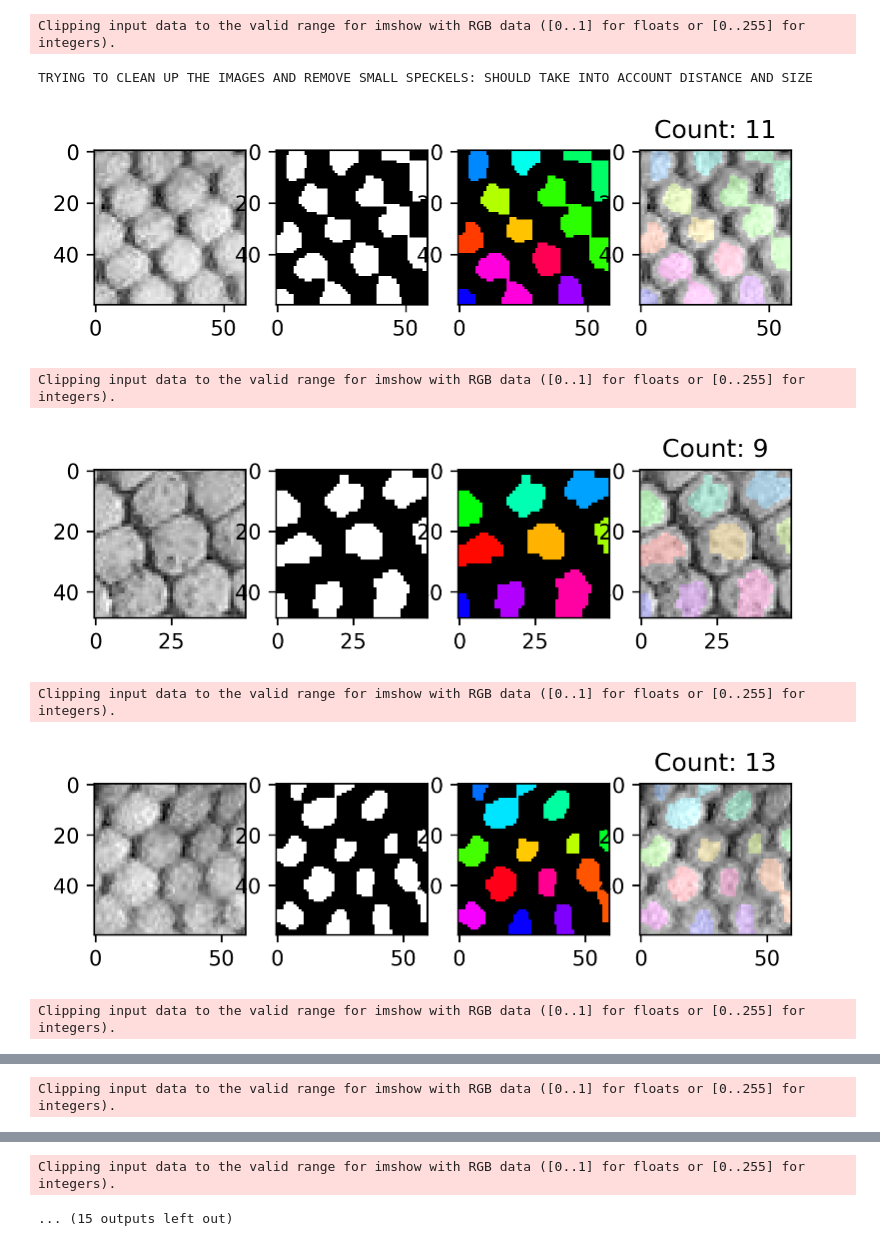
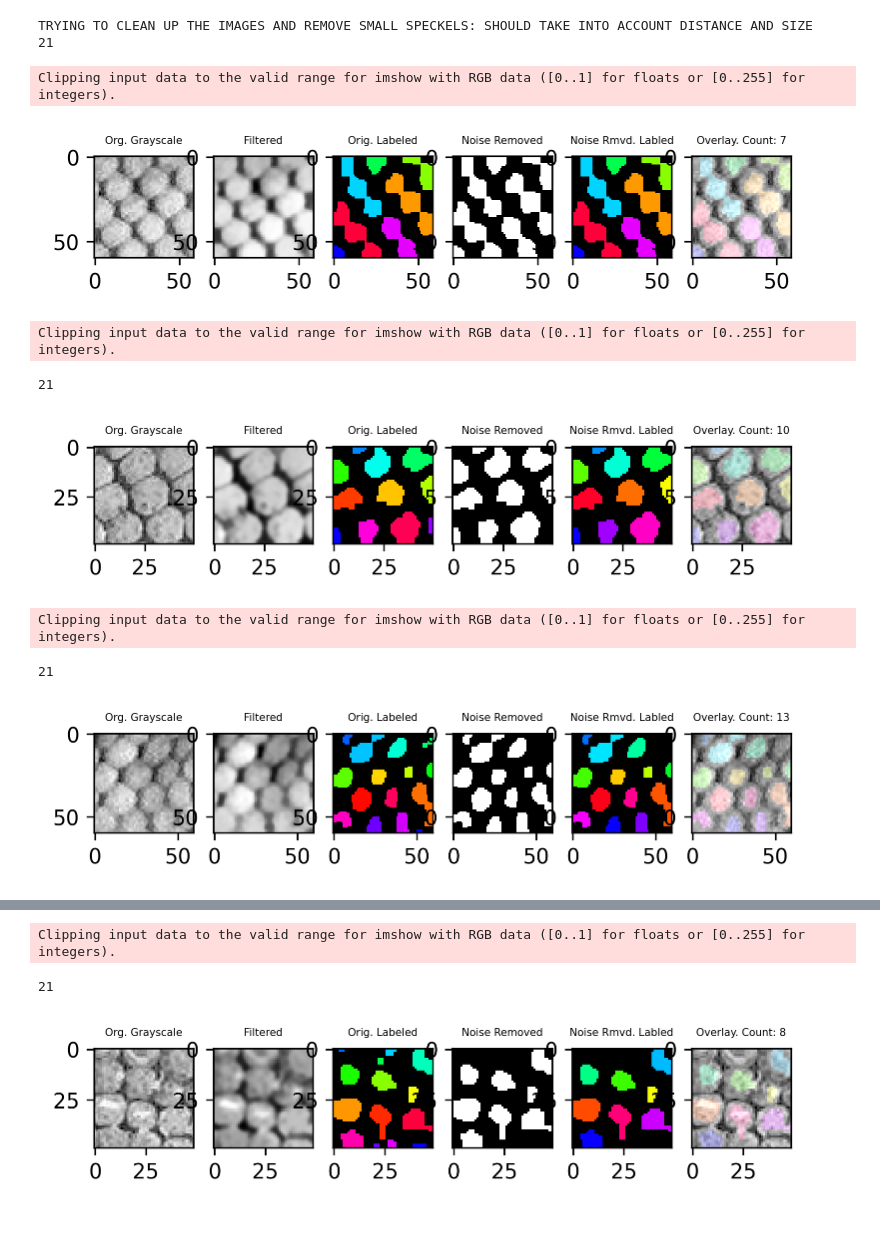
Before and after one commit to tanyasarkinjain/Anoles-group, a Jupyter notebook: Customized-based-on-trial.ipynb, the cells around one changed output, grey strips where cells are left out. Saved outputs shown, nothing was run; the diff lists cells and outputs as text; code cells hidden in the pictures.

```diff
--- a/Customized-based-on-trial.ipynb
+++ b/Customized-based-on-trial.ipynb
@@ -17,5 +17,9 @@ set_matplotlib_formats('retina')
 # %%
 images = []
 image_names = []
+labeled_imgs = []
+original_img1 = []
+
 original_img = []
+filter_img = []
 # %% [markdown]
@@ -277,3 +219,0 @@ Average size of scales:  457.42857142857144
-# %%
-for i in average_size:
-    print(i)
@@ -294,7 +227,4 @@ for i in average_size:
 # %%
-### a better way to do this? Run more significant tests to determine the best relationship you can
-
-
 #array that stores final block size and iteration statistics
 block_size = []
 
@@ -305,13 +235,13 @@ for stat in average_size:
         block_size.append([15,1])
 
     elif stat[1] < 350 and max(sizes_of_scales[index]) < 300:
-        block_size.append([25, 2])
+        block_size.append([21, 2])
 
     elif stat[1] < 350 and max(sizes_of_scales[index]) > 300:
         block_size.append([25, 2])
 
     else:
-        block_size.append([75, 2])
+        block_size.append([65, 2])
         index +=1
 
 
@@ -422,6 +324,5 @@ def overlay(bw_img, color_mask, w1=0.2, w2=0.95):
 # %%
-
-
+without_r = []
 print("TRYING TO CLEAN UP THE IMAGES AND REMOVE SMALL SPECKELS: SHOULD TAKE INTO ACCOUNT DISTANCE AND SIZE")
 
 index = 0;
@@ -433,45 +334,59 @@ for img in images:
 
 
     kernel = np.ones((3,3),np.uint8)
     #opening = cv2.morphologyEx(img, cv2.MORPH_OPEN, kernel, iterations=1)
     #closing = cv2.morphologyEx(opening, cv2.MORPH_CLOSE, kernel, iterations = 1)
 
 
     #review: what exactly does this do?
     cnts = cv2.findContours(img, cv2.RETR_EXTERNAL, cv2.CHAIN_APPROX_SIMPLE)
     cnts = cnts[0] if len(cnts) == 2 else cnts[1]
     for c in cnts:
         area = cv2.contourArea(c)
-        if area < (averages[index]/8):
+        if area < (averages[index]/10):
             img = cv2.drawContours(img, [c], -1, (0,0,0), -1)
 
-    #plt.subplot(1,2,1), plt.imshow(original_img[index], 'gray')
+    print(block_size[index][0])
+    plt.subplot(1,6,1), plt.imshow(original_img[index], 'gray')
+    plt.title("Org. Grayscale", fontsize=5)
+    plt.subplot(1,6,2), plt.imshow(filter_img[index], 'gray')
+    plt.title("Filtered", fontsize=5)
+    plt.subplot(1,6,3), plt.imshow(labeled_imgs[index], 'gray')
+    plt.title("Orig. Labeled", fontsize=5)
+    plt.subplot(1,6,4), plt.imshow(img, 'gray')
+    plt.title("Noise Removed", fontsize=5)
 
-    plt.subplot(1,4,1), plt.imshow(original_img[index], 'gray')
-    plt.subplot(1,4,2), plt.imshow(img, 'gray')
 
     # Label and count (taken from maggie's code)
     # source: https://medium.com/analytics-vidhya/images-processing-segmentation-and-objects-counting-in-an-image-with-python-and-opencv-216cd38aca8e
     count, labels = cv2.connectedComponents(img)
     count = count - 1 # background doesn't count as a scale
     label_hue = np.uint8(179 * labels / np.max(labels))
     blank_ch = 255 * np.ones_like(label_hue)
     labeled_img = cv2.merge([label_hue, blank_ch, blank_ch])
     labeled_img = cv2.cvtColor(labeled_img, cv2.COLOR_HSV2BGR)
     labeled_img[label_hue == 0] = 0
+    without_r.append(labeled_img)
 
-    plt.subplot(1, 4, 3), plt.imshow(labeled_img, 'gray')
-    plt.subplot(1, 4, 4), plt.imshow(overlay(original_img[index], labeled_img))
+    plt.subplot(1, 6, 5), plt.imshow(labeled_img, 'gray')
+    plt.title("Noise Rmvd. Labled", fontsize=5)
+    plt.subplot(1, 6, 6), plt.imshow(overlay(original_img[index], labeled_img))
 
-    plt.title('Count: ' + str(count))
+
+    plt.title("Overlay. Count: " + str(count), fontsize=5)
+
+
+
     plt.show()
     index = index + 1
 # %% [output]
-Clipping input data to the valid range for imshow with RGB data ([0..1] for floats or [0..255] for integers).
+TRYING TO CLEAN UP THE IMAGES AND REMOVE SMALL SPECKELS: SHOULD TAKE INTO ACCOUNT DISTANCE AND SIZE
+21
-TRYING TO CLEAN UP THE IMAGES AND REMOVE SMALL SPECKELS: SHOULD TAKE INTO ACCOUNT DISTANCE AND SIZE
+Clipping input data to the valid range for imshow with RGB data ([0..1] for floats or [0..255] for integers).
-[figure, old version]
+[figure, new version]
 Clipping input data to the valid range for imshow with RGB data ([0..1] for floats or [0..255] for integers).
+21
-[figure, old version]
+[figure, new version]
-Clipping input data to the valid range for imshow with RGB data ([0..1] for floats or [0..255] for integers).
+Clipping input data to the valid range for imshow with RGB data ([0..1] for floats or [0..255] for integers).
+21
-[figure, old version]
+[figure, new version]
-Clipping input data to the valid range for imshow with RGB data ([0..1] for floats or [0..255] for integers).
@@ -479 +392,0 @@ Clipping input data to the valid range for imshow with RGB data ([0..1] for floa
-Clipping input data to the valid range for imshow with RGB data ([0..1] for floats or [0..255] for integers).
@@ -481,2 +393,3 @@ Clipping input data to the valid range for imshow with RGB data ([0..1] for floa
 Clipping input data to the valid range for imshow with RGB data ([0..1] for floats or [0..255] for integers).
-... (15 outputs left out)
+21
+[figure, new version]
```
Also changed, not shown: parts of 20 cells of this notebook, 32 other files.
